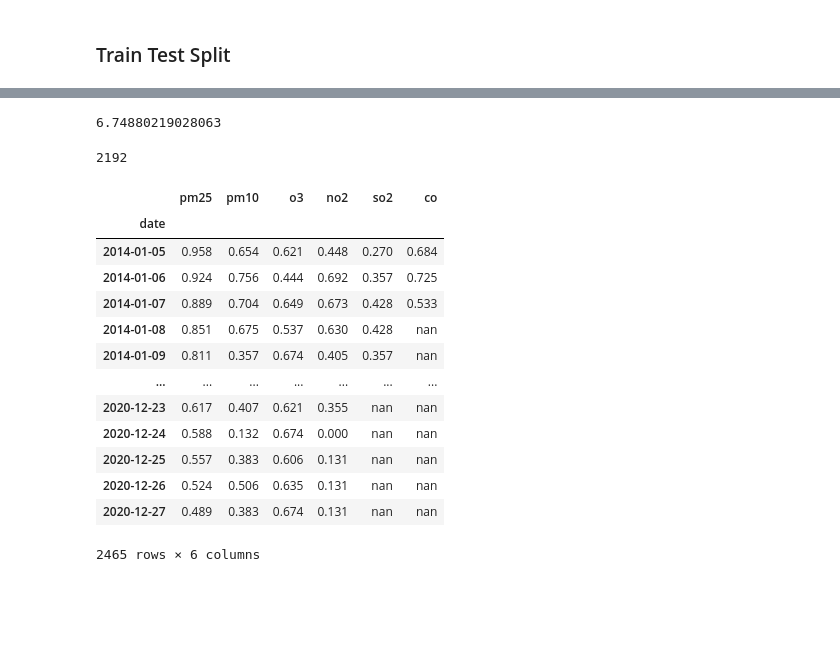
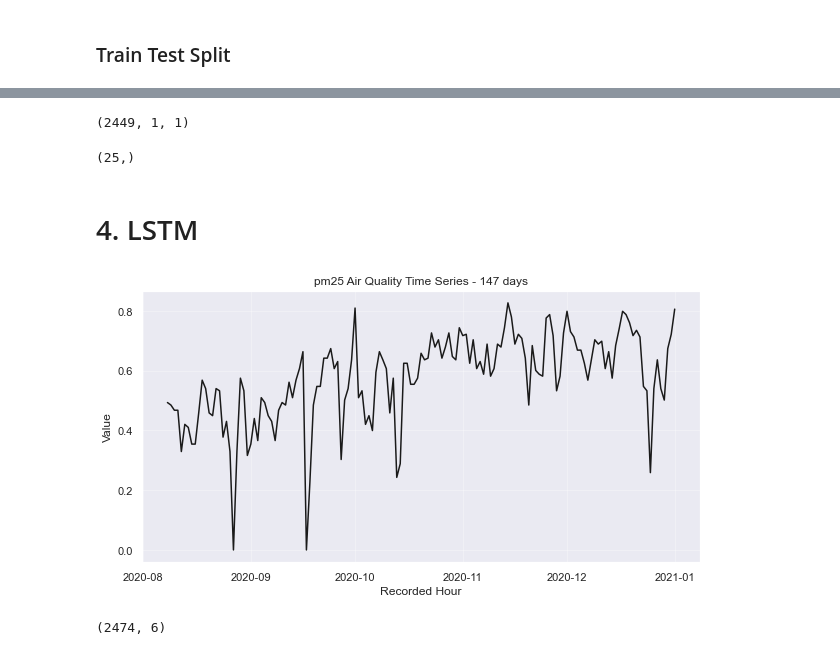
Before and after one commit to KonuTech/air-quality-ursynow-at-warsaw-RNN-LSTM-deep-learning-techniques, a Jupyter notebook: LSTM.ipynb, the cells around one changed output, grey strips where cells are left out. Cells and saved outputs as stored; diff of their text form; code cells hidden in the pictures; blank space fills up the shorter version.

```diff
--- a/LSTM.ipynb
+++ b/LSTM.ipynb
@@ -367,0 +387,4 @@ data.shape
+# %%
+train_X.shape
+# %% [output]
+(2449, 1, 1)
@@ -368,26 +393,14 @@ data.shape
+# %%
+train_y.shape
+# %% [output]
+(25,)
+# %% [markdown]
+# 4. LSTM
+# %%
+plot_n_last_days(data_transfomed_scaled, 'pm25', 3*49)
+# %% [output]
+[figure, added]
 # %%
-data_transfomed_scaled.shape[0] / 365.25
+data_transfomed_scaled.shape
 # %% [output]
-6.74880219028063
+(2474, 6)
-# %%
-n_train_time = round(365.25*6)
-n_train_time
-# %% [output]
-2192
-# %%
-data_transfomed_scaled
-# %% [output]
-|  | pm25 | pm10 | o3 | no2 | so2 | co |
-| date |  |  |  |  |  |  |
-| 2014-01-05 | 0.958 | 0.654 | 0.621 | 0.448 | 0.270 | 0.684 |
-| 2014-01-06 | 0.924 | 0.756 | 0.444 | 0.692 | 0.357 | 0.725 |
-| 2014-01-07 | 0.889 | 0.704 | 0.649 | 0.673 | 0.428 | 0.533 |
-| 2014-01-08 | 0.851 | 0.675 | 0.537 | 0.630 | 0.428 | nan |
-| 2014-01-09 | 0.811 | 0.357 | 0.674 | 0.405 | 0.357 | nan |
-| ... | ... | ... | ... | ... | ... | ... |
-| 2020-12-23 | 0.617 | 0.407 | 0.621 | 0.355 | nan | nan |
-| 2020-12-24 | 0.588 | 0.132 | 0.674 | 0.000 | nan | nan |
-| 2020-12-25 | 0.557 | 0.383 | 0.606 | 0.131 | nan | nan |
-| 2020-12-26 | 0.524 | 0.506 | 0.635 | 0.131 | nan | nan |
-| 2020-12-27 | 0.489 | 0.383 | 0.674 | 0.131 | nan | nan |
-2465 rows × 6 columns
```
Also changed, not shown: parts of 25 cells of this notebook, 2 other files.
